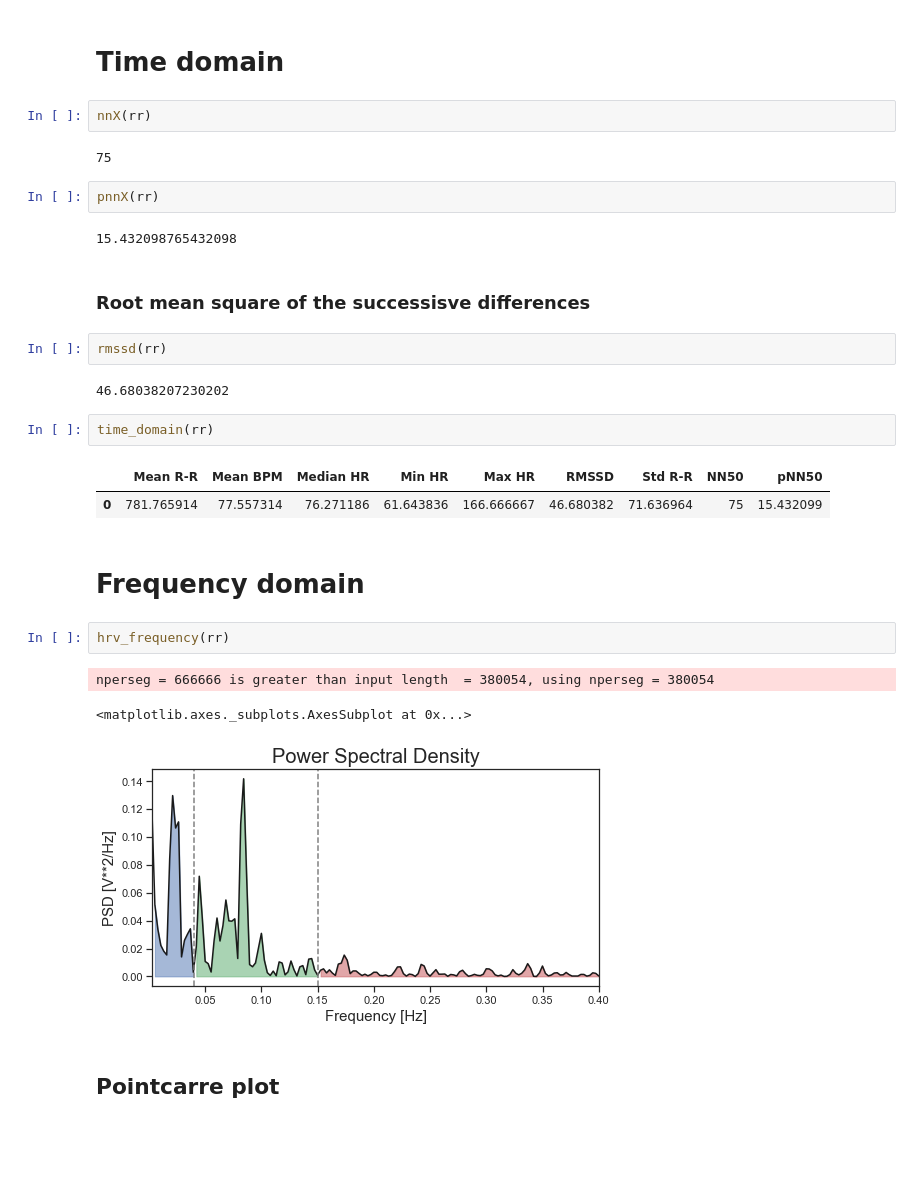
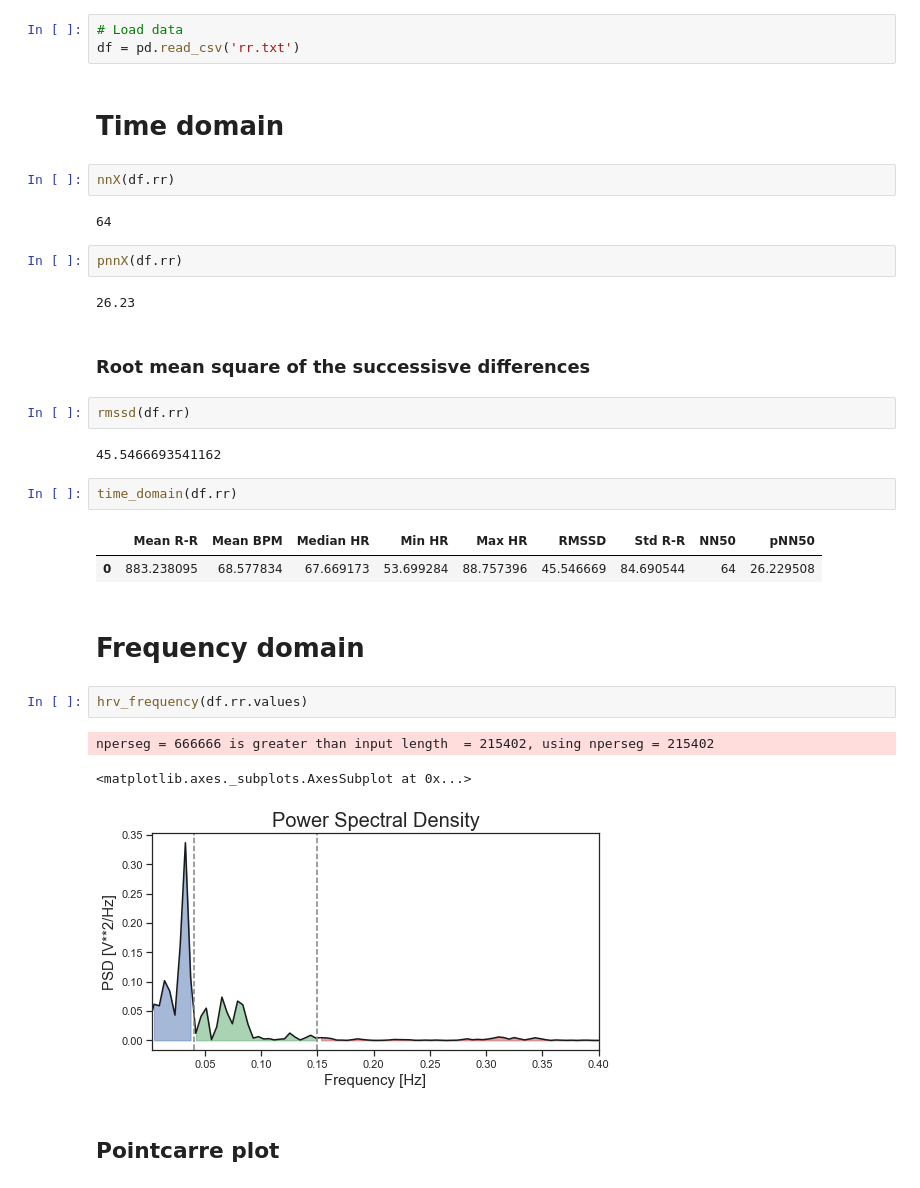
Before and after one commit to embodied-computation-group/systole, a Jupyter notebook: notebooks/HRV.ipynb, the cells around one changed output. Cells and saved outputs as stored; diff of their text form; blank space fills up the shorter version.

```diff
--- a/notebooks/HRV.ipynb
+++ b/notebooks/HRV.ipynb
@@ -28,32 +9,35 @@ rr, time = heart_rate(peaks, sfreq=75)
+# %%
+# Load data
+df = pd.read_csv('rr.txt')
 # %% [markdown]
 # Time domain
 # %%
-nnX(rr)
+nnX(df.rr)
 # %% [output]
-75
+64
 # %%
-pnnX(rr)
+pnnX(df.rr)
 # %% [output]
-15.432098765432098
+26.23
 # %% [markdown]
 ### Root mean square of the successisve differences
 # %%
-rmssd(rr)
+rmssd(df.rr)
 # %% [output]
-46.68038207230202
+45.5466693541162
 # %%
-time_domain(rr)
+time_domain(df.rr)
 # %% [output]
 |  | Mean R-R | Mean BPM | Median HR | Min HR | Max HR | RMSSD | Std R-R | NN50 | pNN50 |
-| 0 | 781.765914 | 77.557314 | 76.271186 | 61.643836 | 166.666667 | 46.680382 | 71.636964 | 75 | 15.432099 |
+| 0 | 883.238095 | 68.577834 | 67.669173 | 53.699284 | 88.757396 | 45.546669 | 84.690544 | 64 | 26.229508 |
 # %% [markdown]
 # Frequency domain
 # %%
-hrv_frequency(rr)
+hrv_frequency(df.rr.values)
 # %% [output]
-nperseg = 666666 is greater than input length  = 380054, using nperseg = 380054
+nperseg = 666666 is greater than input length  = 215402, using nperseg = 215402
 <matplotlib.axes._subplots.AxesSubplot at 0x...>
-[figure, old version]
+[figure, new version]
 # %% [markdown]
 ## Pointcarre plot
 # %%
```
Also changed, not shown: parts of 12 cells of this notebook, 5 other files.
